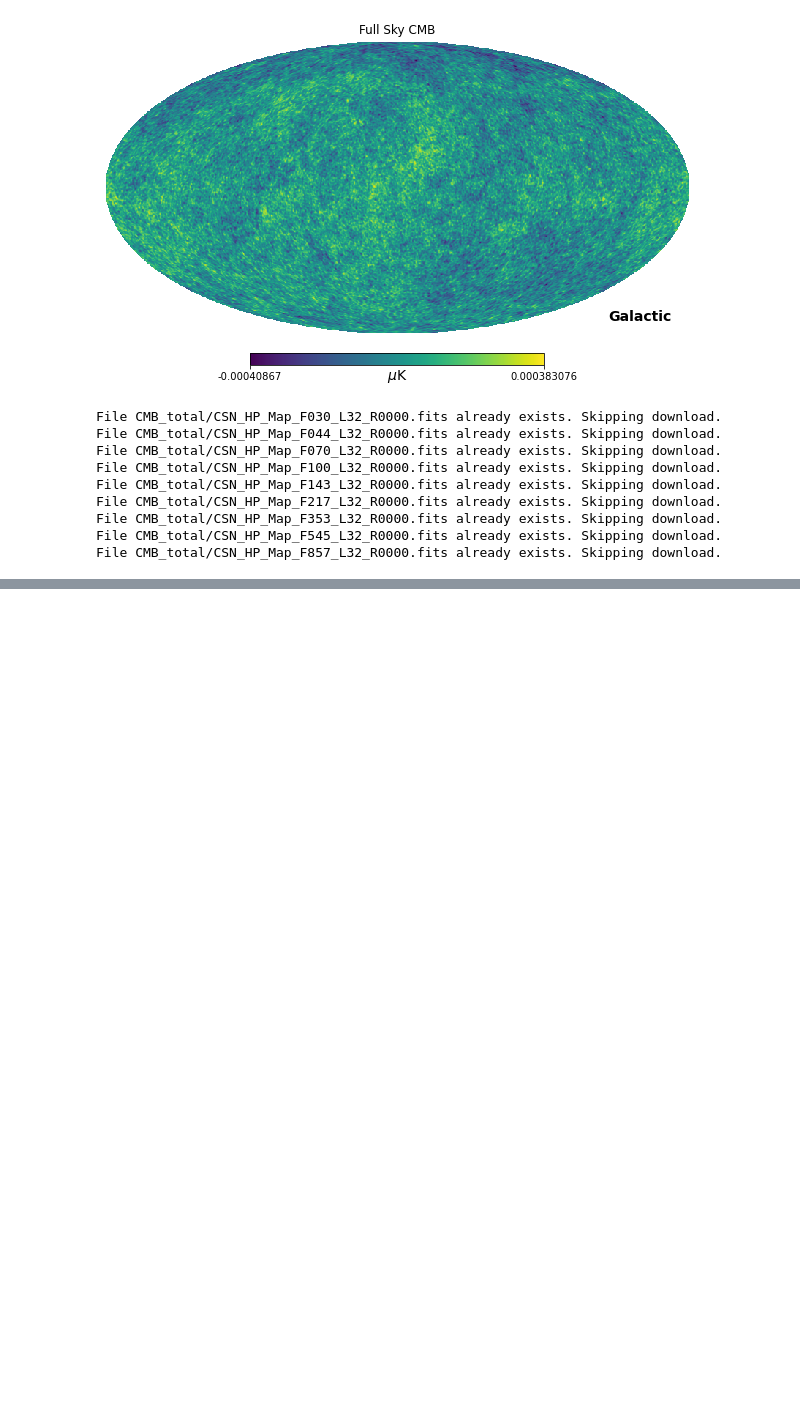
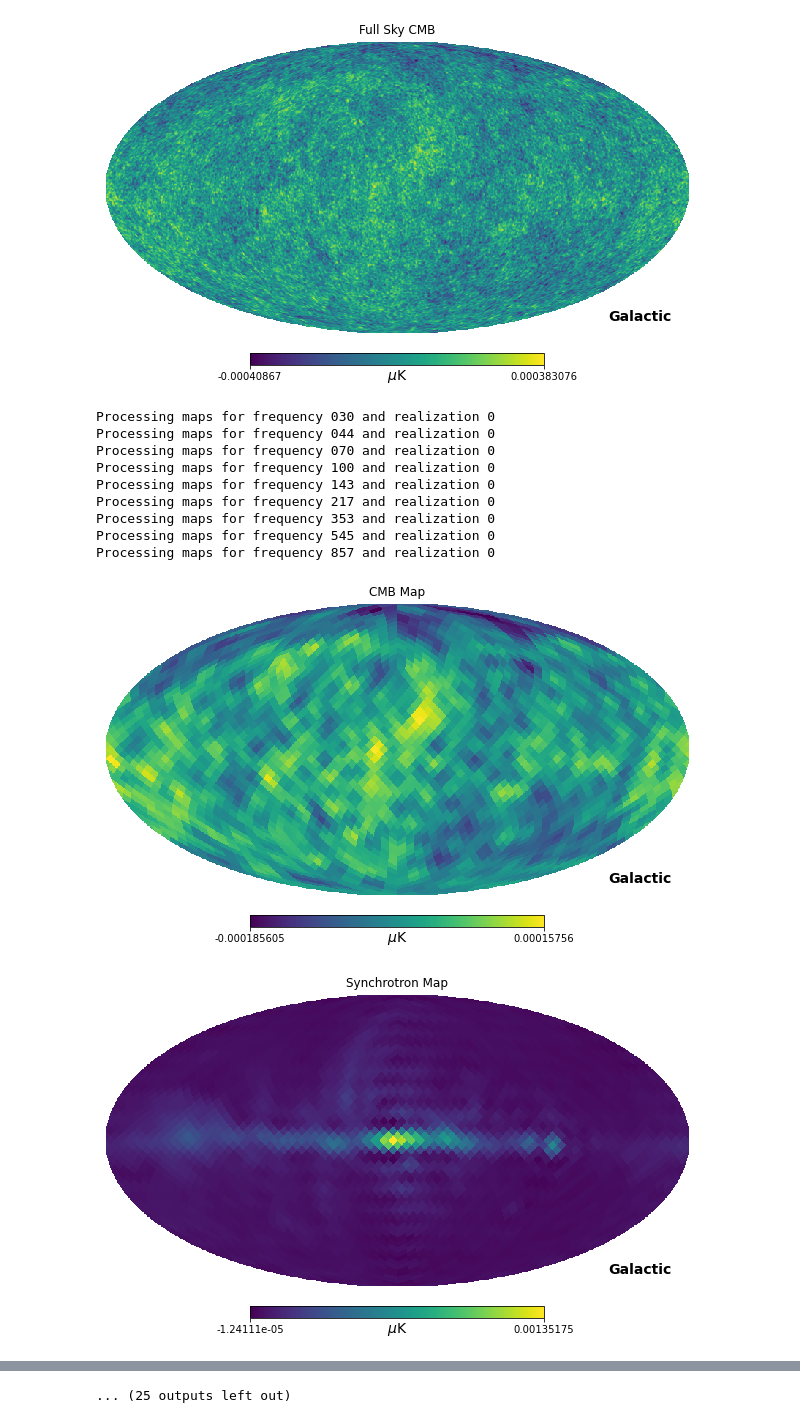
Before and after one commit to CodefromMax/CMB_plot, a Jupyter notebook: code/Produce_CMB_Total.ipynb, the cells around one changed output, grey strips where cells are left out. Cells and saved outputs as stored; diff of their text form; code cells hidden in the pictures; blank space fills up the shorter version.

```diff
--- a/code/Produce_CMB_Total.ipynb
+++ b/code/Produce_CMB_Total.ipynb
@@ -88,6 +88,8 @@ def save_map(map_data, map_type, frequency, lmax, realization):
         realization (str): Realization identifier.
     """
     filename = f"CMB_total/{map_type}_HP_Map_F{frequency}_L{lmax}_R{realization}.fits"
+    hp.mollview(map_data, coord=["G"], title=f"{map_type} Map", unit=r"$μ$K")
+    return
     hp.write_map(filename, map_data,dtype="float64")
     print(f"Map saved to {filename}")
 
@@ -105,10 +107,10 @@ def process_and_save_all_maps(frequencies, realizations, lmax, directory="CMB_re
     for frequency in frequencies:
         for realization in realizations:
 
-            path = f"CMB_total/CSN_HP_Map_F{frequency}_L{lmax}_R{realization:04d}.fits"
-            if os.path.exists(path):
-                print(f"File {path} already exists. Skipping download.")
-                continue
+            # path = f"CMB_total/CSN_HP_Map_F{frequency}_L{lmax}_R{realization:04d}.fits"
+            # if os.path.exists(path):
+            #     print(f"File {path} already exists. Skipping download.")
+            #     continue
             print(f"Processing maps for frequency {frequency} and realization {realization}")
 
             # Define file paths
@@ -118,39 +120,41 @@ def process_and_save_all_maps(frequencies, realizations, lmax, directory="CMB_re
 
             # Read maps
             cmb = read_healpix_map(cmb_file, frequency)
             synchrotron = read_healpix_map(synchrotron_file, frequency)
             noise = read_healpix_map(noise_file, frequency)
 
             # Calculate nside based on lmax
             nside = lmax // 2
 
             # Process maps
             new_cmb = process_map(cmb, lmax, nside)
             new_synchrotron = process_map(synchrotron, lmax, nside)
             new_noise = process_map(noise, lmax, nside)
 
             # Save processed maps
             save_map(new_cmb, "CMB", frequency, lmax, f"{realization:04d}")
             save_map(new_synchrotron, "Synchrotron", frequency, lmax, f"{realization:04d}")
             save_map(new_noise, "Noise", frequency, lmax, f"{realization:05d}")
 
             # Combine and save the total map
             csn = new_cmb + new_synchrotron + new_noise
             save_map(csn, "CSN", frequency, lmax, f"{realization:04d}")
 
 # Define frequencies and realizations
 frequencies = ["030", "044", "070", "100", "143", "217", "353", "545", "857"]
 realizations = list(range(1))  # Realizations from 0 to 9
 
 # Example usage with user-defined lmax
 process_and_save_all_maps(frequencies, realizations, lmax=32)
 # %% [output]
-File CMB_total/CSN_HP_Map_F030_L32_R0000.fits already exists. Skipping download.
-File CMB_total/CSN_HP_Map_F044_L32_R0000.fits already exists. Skipping download.
-File CMB_total/CSN_HP_Map_F070_L32_R0000.fits already exists. Skipping download.
-File CMB_total/CSN_HP_Map_F100_L32_R0000.fits already exists. Skipping download.
-File CMB_total/CSN_HP_Map_F143_L32_R0000.fits already exists. Skipping download.
-File CMB_total/CSN_HP_Map_F217_L32_R0000.fits already exists. Skipping download.
-File CMB_total/CSN_HP_Map_F353_L32_R0000.fits already exists. Skipping download.
-File CMB_total/CSN_HP_Map_F545_L32_R0000.fits already exists. Skipping download.
-File CMB_total/CSN_HP_Map_F857_L32_R0000.fits already exists. Skipping download.
+Processing maps for frequency 030 and realization 0
+Processing maps for frequency 044 and realization 0
+Processing maps for frequency 070 and realization 0
+Processing maps for frequency 100 and realization 0
+Processing maps for frequency 143 and realization 0
+Processing maps for frequency 217 and realization 0
+Processing maps for frequency 353 and realization 0
+Processing maps for frequency 545 and realization 0
+Processing maps for frequency 857 and realization 0
+[figure, added]
+[figure, added]
@@ -156,0 +170 @@ File CMB_total/CSN_HP_Map_F857_L32_R0000.fits already exists. Skipping download.
+... (25 outputs left out)
```
Also changed, not shown: parts of 3 cells of this notebook, 4 other files.
